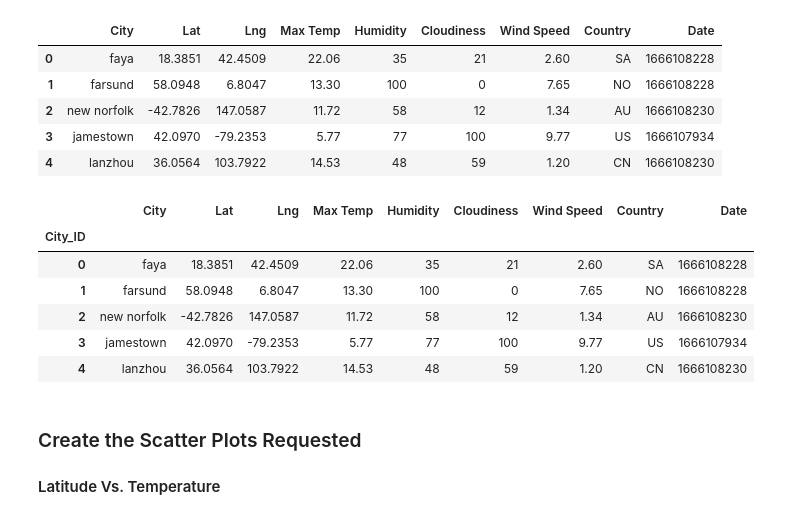
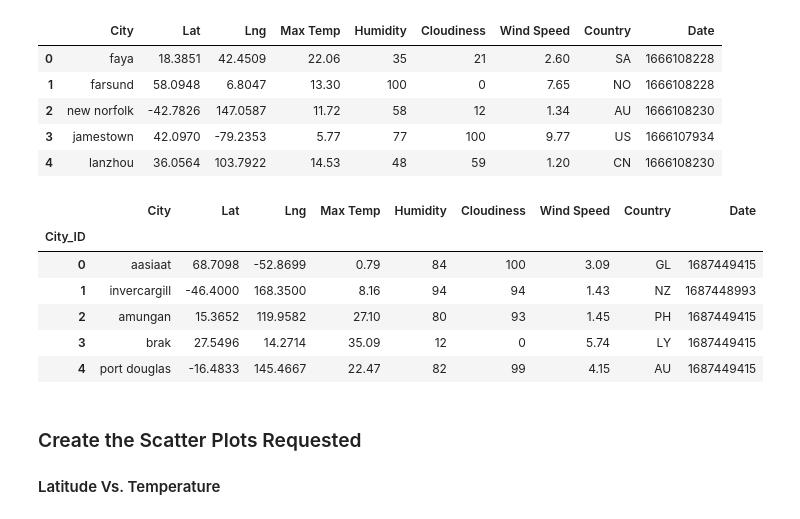
Before and after one commit to Arefinster/API-exploration-using-python, a Jupyter notebook: WeatherPy-Copy1.ipynb, the cells around one changed output. Drawn from its saved outputs; the diff is of its cells as text; code cells hidden in the pictures.

```diff
--- a/WeatherPy-Copy1.ipynb
+++ b/WeatherPy-Copy1.ipynb
@@ -278,17 +392,17 @@ city_data_df.to_csv("output_data/cities.csv", index_label="City_ID")
 # %%
 # Read saved data
-city_data_df = pd.read_csv("output_data/cities.csv", index_col="City_ID")
+city_data_df = pd.read_csv("output_data/cities_test.csv", index_col="City_ID")
 
 # Display sample data
 city_data_df.head()
 # %% [output]
 |  | City | Lat | Lng | Max Temp | Humidity | Cloudiness | Wind Speed | Country | Date |
 | City_ID |  |  |  |  |  |  |  |  |  |
-| 0 | faya | 18.3851 | 42.4509 | 22.06 | 35 | 21 | 2.60 | SA | 1666108228 |
-| 1 | farsund | 58.0948 | 6.8047 | 13.30 | 100 | 0 | 7.65 | NO | 1666108228 |
-| 2 | new norfolk | -42.7826 | 147.0587 | 11.72 | 58 | 12 | 1.34 | AU | 1666108230 |
-| 3 | jamestown | 42.0970 | -79.2353 | 5.77 | 77 | 100 | 9.77 | US | 1666107934 |
-| 4 | lanzhou | 36.0564 | 103.7922 | 14.53 | 48 | 59 | 1.20 | CN | 1666108230 |
+| 0 | aasiaat | 68.7098 | -52.8699 | 0.79 | 84 | 100 | 3.09 | GL | 1687449415 |
+| 1 | invercargill | -46.4000 | 168.3500 | 8.16 | 94 | 94 | 1.43 | NZ | 1687448993 |
+| 2 | amungan | 15.3652 | 119.9582 | 27.10 | 80 | 93 | 1.45 | PH | 1687449415 |
+| 3 | brak | 27.5496 | 14.2714 | 35.09 | 12 | 0 | 5.74 | LY | 1687449415 |
+| 4 | port douglas | -16.4833 | 145.4667 | 22.47 | 82 | 99 | 4.15 | AU | 1687449415 |
 # %% [markdown]
 ### Create the Scatter Plots Requested
 
```
Also changed, not shown: parts of 36 cells of this notebook, 10 other files.
